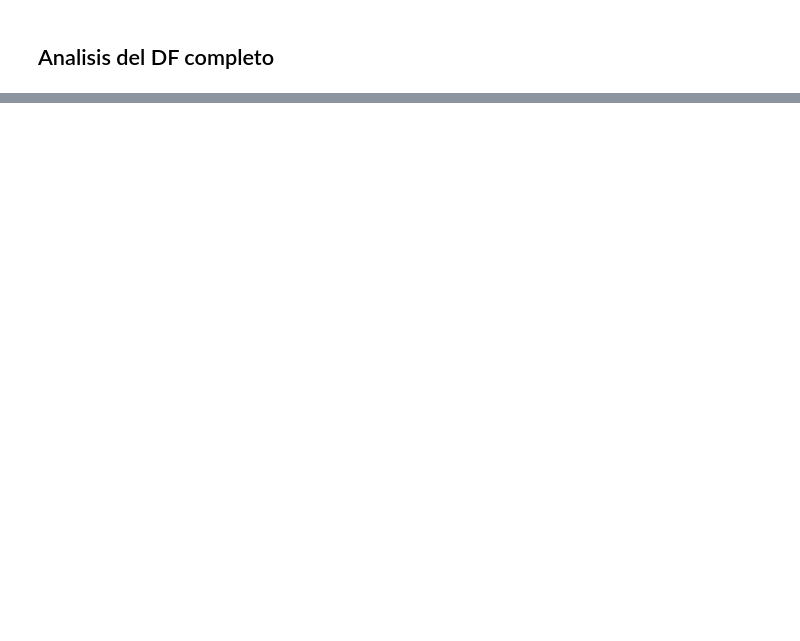
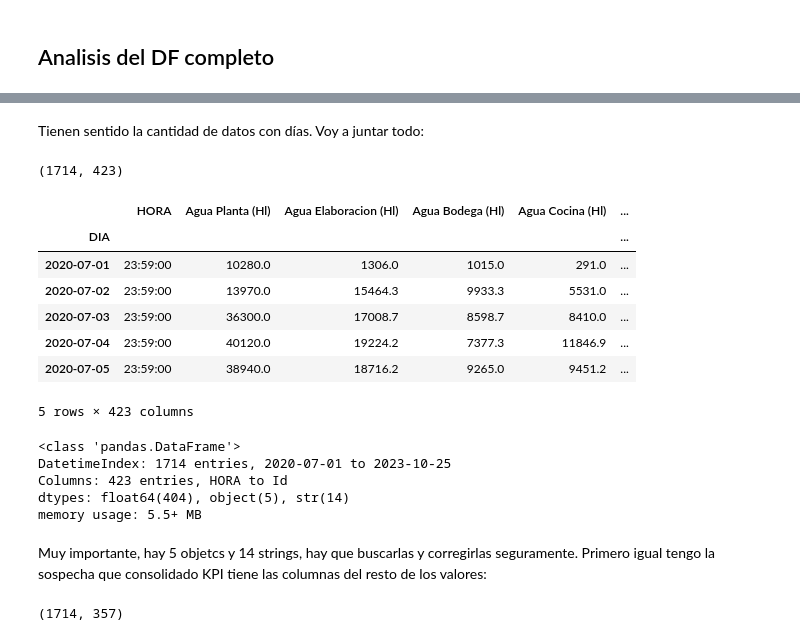
Before and after one commit to Marcjun/Cerveceria-LabDatosII, a Jupyter notebook: notebooks/eda.ipynb, the cells around one changed output, grey strips where cells are left out. Drawn from its saved outputs; the diff is of its cells as text; code cells hidden in the pictures; blank space fills up the shorter version.

```diff
--- a/notebooks/eda.ipynb
+++ b/notebooks/eda.ipynb
@@ -272,3 +275,10 @@ with pd.ExcelWriter(
         df.to_excel(writer, sheet_name=hoja[:31], index=False)
 # %% [markdown]
 ## Analisis del DF completo
+# %%
+ruta = ROOT / "data" / "processed" / "datos_base.xlsx"
+
+unidos = pd.read_excel(ruta, sheet_name=None, engine="openpyxl")   # dict {hoja: df}
+
+for hoja, df in unidos.items():
+    print(f"{hoja:35s} {df.shape}")
@@ -274,0 +300,56 @@ with pd.ExcelWriter(
+# %% [markdown]
+Tienen sentido la cantidad de datos con días. Voy a juntar todo:
+# %%
+partes = []
+
+for hoja, df in unidos.items():
+    df = df.copy()
+    df["DIA"] = pd.to_datetime(df["DIA"])
+    df = df.sort_values("DIA", kind="stable")            # orden por fecha
+    df["_n"] = df.groupby("DIA").cumcount()              # numera las filas de cada día para alinear entre hojas
+    partes.append(df.set_index(["DIA", "_n"]))
+
+df_total = pd.concat(partes, axis=1).sort_index()        # todas las columnas, tal cual vienen
+df_total = df_total.reset_index(level="_n", drop=True)   # queda DIA como índice
+
+print(df_total.shape)
+df_total.head()
+# %% [output]
+(1714, 423)
+|  | HORA | Agua Planta (Hl) | Agua Elaboracion (Hl) | Agua Bodega (Hl) | Agua Cocina (Hl) | ... |
+| DIA |  |  |  |  |  | ... |
+| 2020-07-01 | 23:59:00 | 10280.0 | 1306.0 | 1015.0 | 291.0 | ... |
+| 2020-07-02 | 23:59:00 | 13970.0 | 15464.3 | 9933.3 | 5531.0 | ... |
+| 2020-07-03 | 23:59:00 | 36300.0 | 17008.7 | 8598.7 | 8410.0 | ... |
+| 2020-07-04 | 23:59:00 | 40120.0 | 19224.2 | 7377.3 | 11846.9 | ... |
+| 2020-07-05 | 23:59:00 | 38940.0 | 18716.2 | 9265.0 | 9451.2 | ... |
+5 rows × 423 columns
+# %%
+df_total.info()
+# %% [output]
+<class 'pandas.DataFrame'>
+DatetimeIndex: 1714 entries, 2020-07-01 to 2023-10-25
+Columns: 423 entries, HORA to Id
+dtypes: float64(404), object(5), str(14)
+memory usage: 5.5+ MB
+# %% [markdown]
+Muy importante, hay 5 objetcs y 14 strings, hay que buscarlas y corregirlas seguramente. Primero igual tengo la sospecha que consolidado KPI tiene las columnas del resto de los valores:
+# %%
+import numpy as np
+import pandas as pd
+from collections import defaultdict
+
+# Si df_total tiene columnas MultiIndex (hoja, columna), las aplano a solo el nombre
+if isinstance(df_total.columns, pd.MultiIndex):
+    df_total.columns = df_total.columns.get_level_values(-1)
+
+# Solo numéricas y con variación (las constantes dan falsos positivos)
+X = df_total.select_dtypes("number")
+X = X.loc[:, (X.nunique() > 1).values]
+X = X.loc[:, ~X.columns.astype(str).str.startswith("Unnamed")]
+
+# Etiqueta única por columna: "nombre [posición]"
+X.columns = [f"{c} [{i}]" for i, c in enumerate(X.columns)]
+print(X.shape)
+# %% [output]
+(1714, 357)
```
Also changed, not shown: parts of 10 cells of this notebook, 2 other files.
